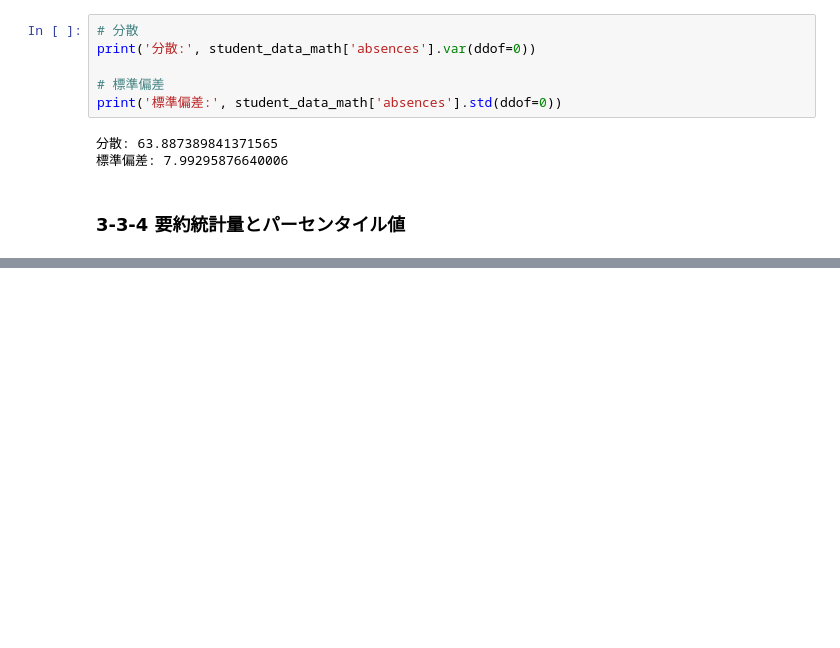
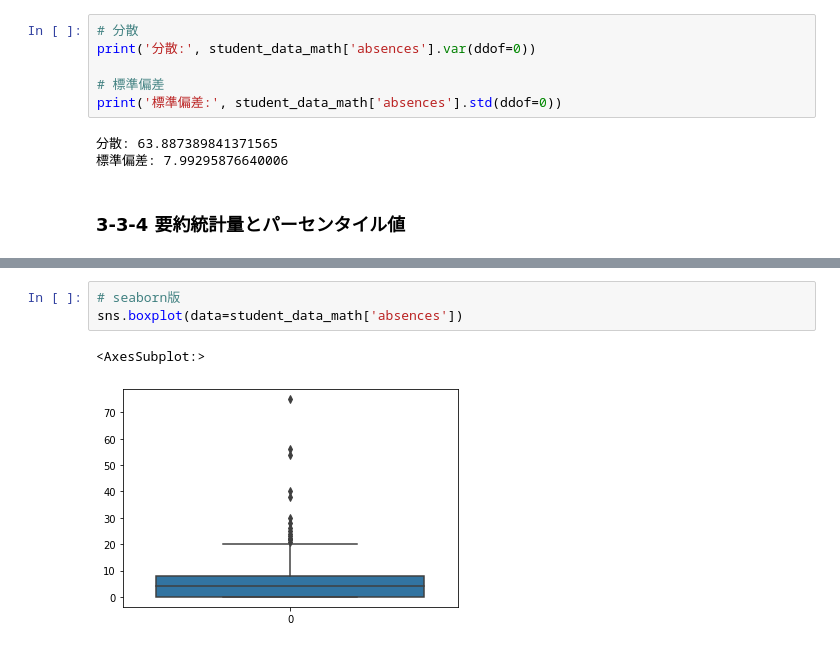
Before and after one commit to kanameg/data_scientist_training_cource, a Jupyter notebook: python/src/ data_scientist_training_chap3.ipynb, the cells around one changed output, grey strips where cells are left out. Drawn from its saved outputs; the diff is of its cells as text; blank space fills up the shorter version.

```diff
--- a/python/src/ data_scientist_training_chap3.ipynb
+++ b/python/src/ data_scientist_training_chap3.ipynb
@@ -131,0 +173,6 @@ print('標準偏差:', student_data_math['absences'].std(ddof=0))
+# %%
+# seaborn版
+sns.boxplot(data=student_data_math['absences'])
+# %% [output]
+<AxesSubplot:>
+[figure, added]
```
Also changed, not shown: parts of 12 cells of this notebook.
